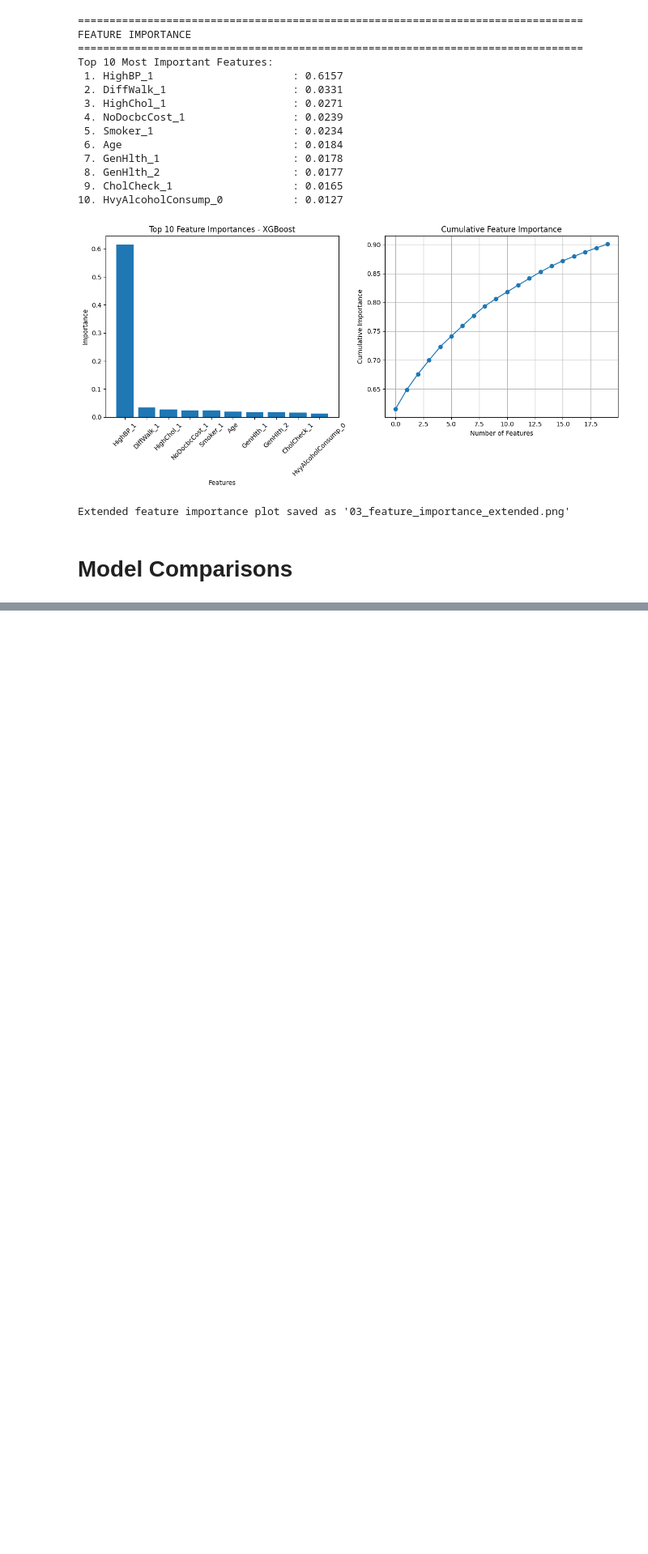
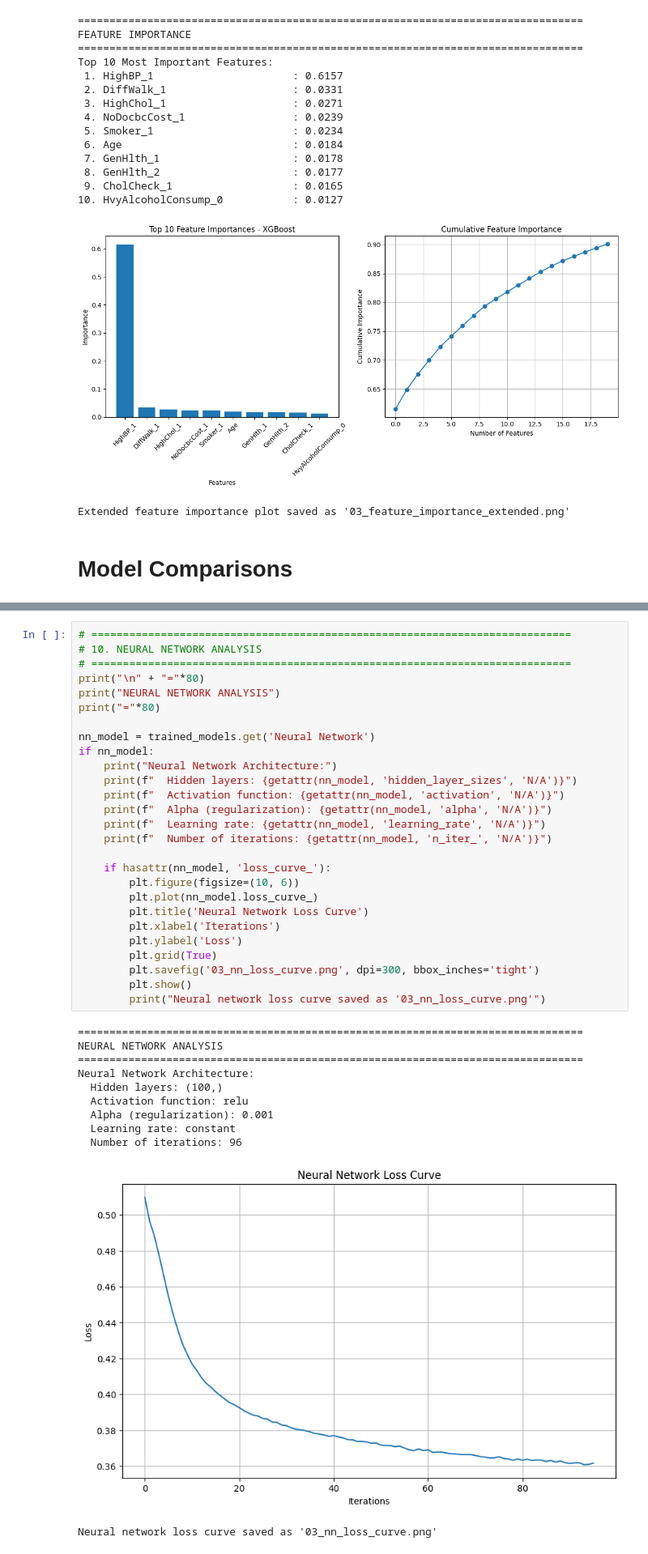
Before and after one commit to eyyuboeztuerk-arch/DPP-Stackfuel-Data-Science-Projekt, a Jupyter notebook: notebooks/03_modeling.ipynb, the cells around one changed output, grey strips where cells are left out. Shown at 81% size. Saved outputs shown, nothing was run; the diff lists cells and outputs as text; blank space fills up the shorter version.

Commit message:
add neural network analysis section in 03_modeling.ipynb

```diff
--- a/notebooks/03_modeling.ipynb
+++ b/notebooks/03_modeling.ipynb
@@ -755,0 +758,39 @@ Model comparison plot saved as '03_model_comparison.png'
+# %%
+# ============================================================================
+# 10. NEURAL NETWORK ANALYSIS
+# ============================================================================
+print("\n" + "="*80)
+print("NEURAL NETWORK ANALYSIS")
+print("="*80)
+
+nn_model = trained_models.get('Neural Network')
+if nn_model:
+    print("Neural Network Architecture:")
+    print(f"  Hidden layers: {getattr(nn_model, 'hidden_layer_sizes', 'N/A')}")
+    print(f"  Activation function: {getattr(nn_model, 'activation', 'N/A')}")
+    print(f"  Alpha (regularization): {getattr(nn_model, 'alpha', 'N/A')}")
+    print(f"  Learning rate: {getattr(nn_model, 'learning_rate', 'N/A')}")
+    print(f"  Number of iterations: {getattr(nn_model, 'n_iter_', 'N/A')}")
+
+    if hasattr(nn_model, 'loss_curve_'):
+        plt.figure(figsize=(10, 6))
+        plt.plot(nn_model.loss_curve_)
+        plt.title('Neural Network Loss Curve')
+        plt.xlabel('Iterations')
+        plt.ylabel('Loss')
+        plt.grid(True)
+        plt.savefig('03_nn_loss_curve.png', dpi=300, bbox_inches='tight')
+        plt.show()
+        print("Neural network loss curve saved as '03_nn_loss_curve.png'")
+# %% [output]
+================================================================================
+NEURAL NETWORK ANALYSIS
+================================================================================
+Neural Network Architecture:
+  Hidden layers: (100,)
+  Activation function: relu
+  Alpha (regularization): 0.001
+  Learning rate: constant
+  Number of iterations: 96
+[figure, added]
+Neural network loss curve saved as '03_nn_loss_curve.png'
```
Also changed, not shown: parts of 8 cells of this notebook.
